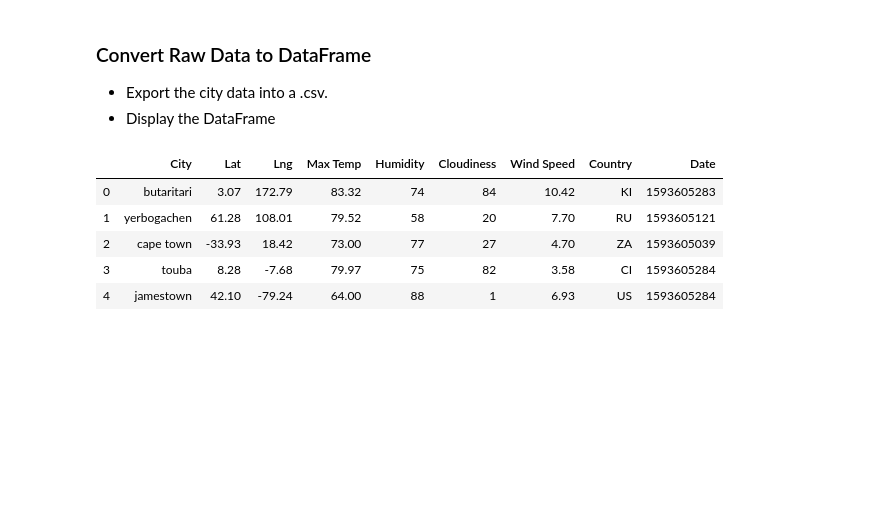
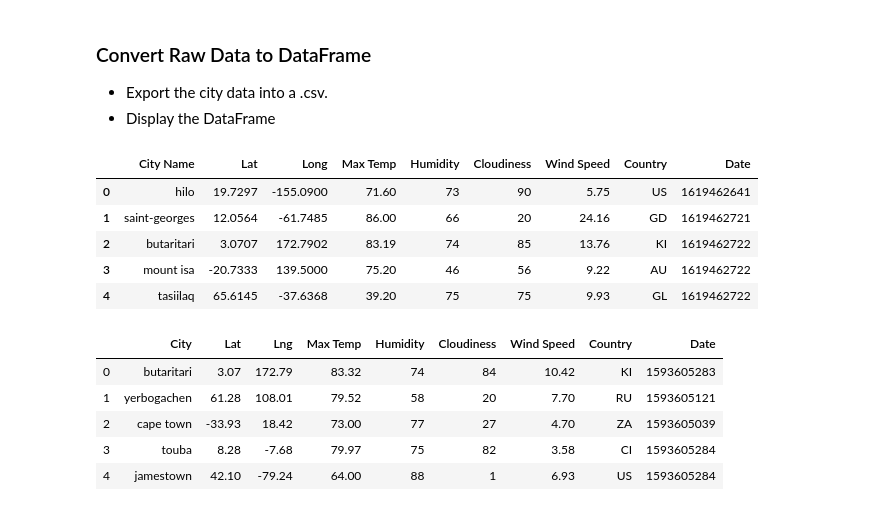
Before and after one commit to dkrug82/python-api-challenge, a Jupyter notebook: WeatherPy/WeatherPy.ipynb, the cells around one changed output. Saved outputs shown, nothing was run; the diff lists cells and outputs as text; code cells hidden in the pictures; blank space fills up the shorter version.

Commit message:
pulled data from api, created dataframe and saved output to csv

```diff
--- a/WeatherPy/WeatherPy.ipynb
+++ b/WeatherPy/WeatherPy.ipynb
@@ -57,3 +65,9 @@ len(cities)
 ### Perform API Calls
 * Perform a weather check on each city using a series of successive API calls.
 * Include a print log of each city as it'sbeing processed (with the city number and city name).
+# %%
+url = "http://api.openweathermap.org/data/2.5/weather?"
+units = "imperial"
+
+query_url = f"{url}appid={weather_api_key}&units={units}&q="
+#print(query_url + "Detroit")
@@ -80,6 +169,27 @@ Data Retrieval Complete
 ### Convert Raw Data to DataFrame
 * Export the city data into a .csv.
 * Display the DataFrame
+# %%
+weather_dict = {"City Name" : city_name,
+                "Lat" : lat,
+                "Long" : lng,
+                "Max Temp" : max_temp,
+                "Humidity" : humidity,
+                "Cloudiness" : cloudiness,
+                "Wind Speed" : wind_speed,
+                "Country" : country,
+                "Date" : date}
+weather_df = pd.DataFrame(weather_dict)
+
+weather_df.to_csv("output_data/cities.csv")
+weather_df.head()
+# %% [output]
+|  | City Name | Lat | Long | Max Temp | Humidity | Cloudiness | Wind Speed | Country | Date |
+| 0 | hilo | 19.7297 | -155.0900 | 71.60 | 73 | 90 | 5.75 | US | 1619462641 |
+| 1 | saint-georges | 12.0564 | -61.7485 | 86.00 | 66 | 20 | 24.16 | GD | 1619462721 |
+| 2 | butaritari | 3.0707 | 172.7902 | 83.19 | 74 | 85 | 13.76 | KI | 1619462722 |
+| 3 | mount isa | -20.7333 | 139.5000 | 75.20 | 46 | 56 | 9.22 | AU | 1619462722 |
+| 4 | tasiilaq | 65.6145 | -37.6368 | 39.20 | 75 | 75 | 9.93 | GL | 1619462722 |
 # %%
 # %% [output]
 |  | City | Lat | Lng | Max Temp | Humidity | Cloudiness | Wind Speed | Country | Date |
```
Also changed, not shown: parts of 5 cells of this notebook, 1 other file.
